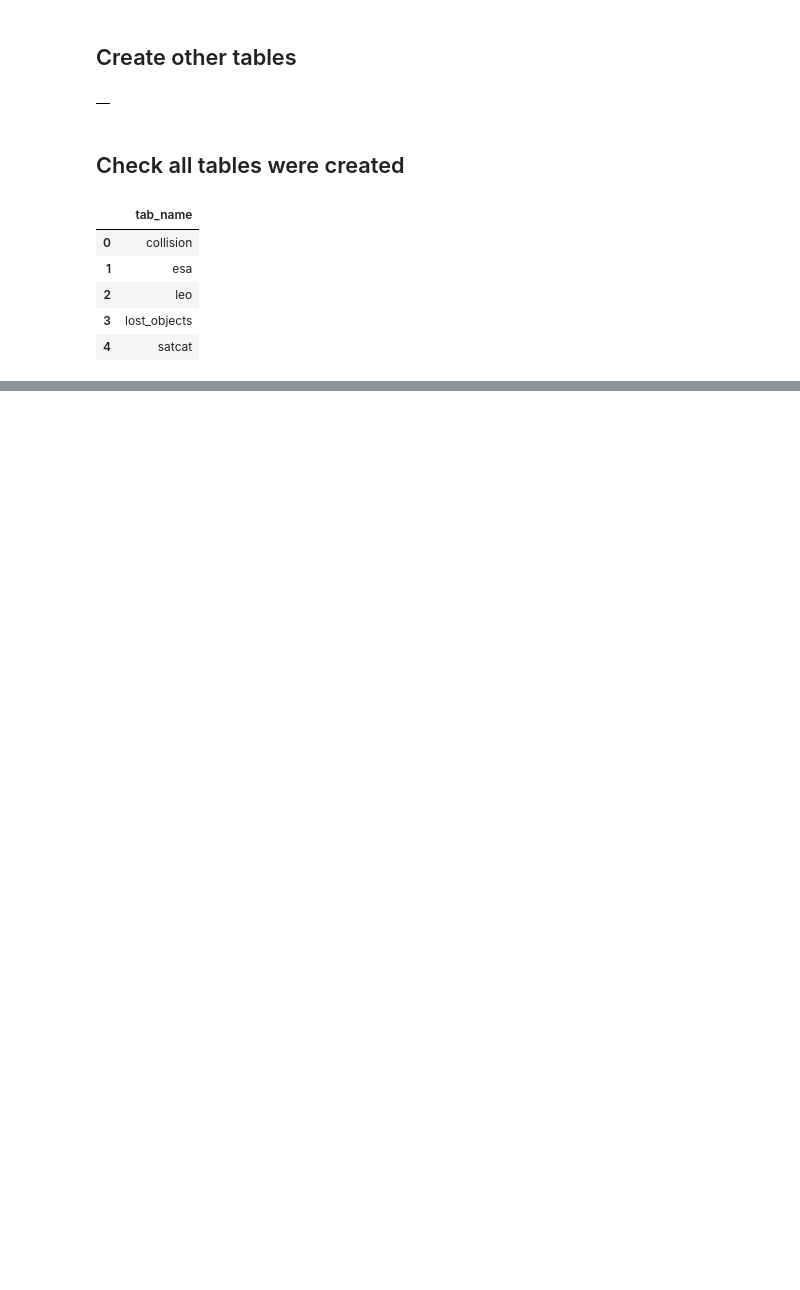
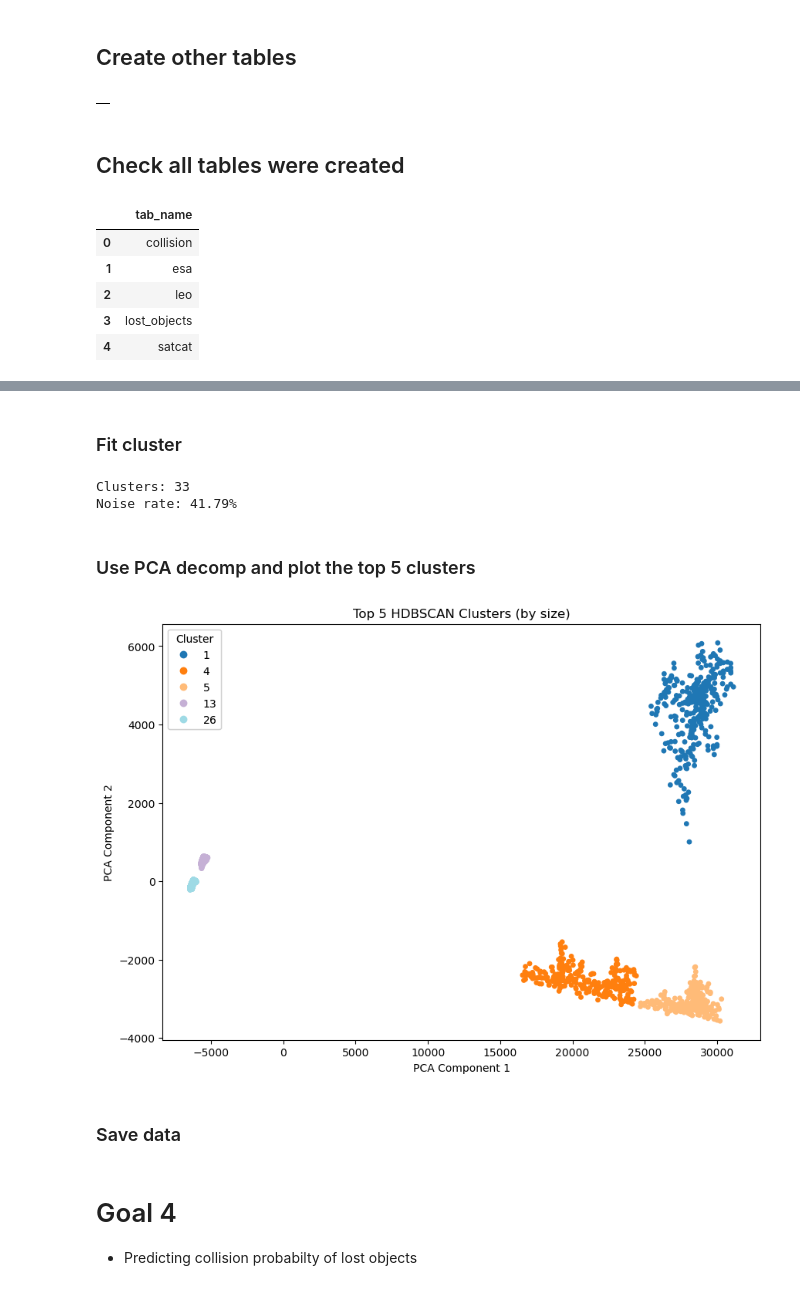
Before and after one commit to tkbarb10/ADS508-GroupProject, a Jupyter notebook: new_main.ipynb, the cells around one changed output, grey strips where cells are left out. Saved outputs shown, nothing was run; the diff lists cells and outputs as text; code cells hidden in the pictures; blank space fills up the shorter version.

```diff
--- a/new_main.ipynb
+++ b/new_main.ipynb
@@ -1261,0 +1585,2 @@ pd.read_sql("SHOW TABLES", project_conn)
+# %%
+cluster_df = pd.read_sql(statement, conn)
@@ -1261,0 +1605,4 @@ pd.read_sql("SHOW TABLES", project_conn)
+# %%
+# Separate features and ID
+
+X = cluster_df.iloc[:, 1:]
@@ -1261,0 +1650,52 @@ pd.read_sql("SHOW TABLES", project_conn)
+# %% [markdown]
+### Fit cluster
+# %%
+clusterer = hdbscan.HDBSCAN(
+    min_cluster_size=int(best_config['min_cluster_size']),
+    min_samples=int(best_config['min_samples']),
+    cluster_selection_epsilon=float(best_config['epsilon'])
+)
+
+labels = clusterer.fit_predict(X)
+cluster_df['cluster'] = labels
+# %%
+n_clusters = len(np.unique(labels[labels != -1]))
+noise_rate = np.sum(labels == -1) / len(labels)
+
+print(f"Clusters: {n_clusters}")
+print(f"Noise rate: {noise_rate:.2%}")
+# %% [output]
+Clusters: 33
+Noise rate: 41.79%
+# %% [markdown]
+### Use PCA decomp and plot the top 5 clusters
+# %%
+# Exclude noise (-1)
+cluster_counts = cluster_df[cluster_df['cluster'] != -1]['cluster'].value_counts()
+top_5_clusters = cluster_counts.head(5).index.tolist()
+
+df_top5 = cluster_df[cluster_df['cluster'].isin(top_5_clusters)]
+X_top5 = X[cluster_df['cluster'].isin(top_5_clusters)]
+labels_top5 = df_top5['cluster'].values
+# %%
+from sklearn.decomposition import PCA
+import matplotlib.pyplot as plt
+
+pca = PCA(n_components=2)
+components = pca.fit_transform(X_top5)
+
+plt.figure(figsize=(10, 7))
+scatter = plt.scatter(components[:, 0], components[:, 1], c=labels_top5, cmap = 'tab20', s=15)
+plt.title("Top 5 HDBSCAN Clusters (by size)")
+plt.xlabel("PCA Component 1")
+plt.ylabel("PCA Component 2")
+
+# Legend with cluster labels
+legend1 = plt.legend(*scatter.legend_elements(), title="Cluster")
+plt.gca().add_artist(legend1)
+
+plt.show()
+# %% [output]
+[figure, added]
+# %% [markdown]
+### Save data
@@ -1261,0 +1706,4 @@ pd.read_sql("SHOW TABLES", project_conn)
+# %% [markdown]
+# Goal 4
+
+- Predicting collision probabilty of lost objects
```
Also changed, not shown: parts of 36 cells of this notebook, 4 other files.
